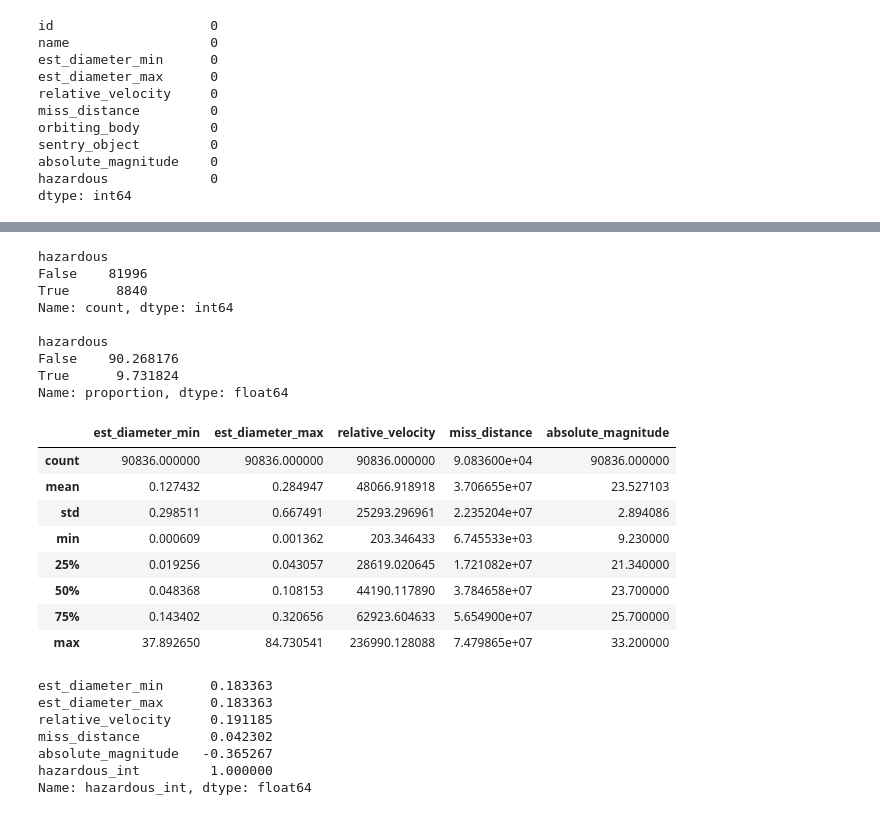
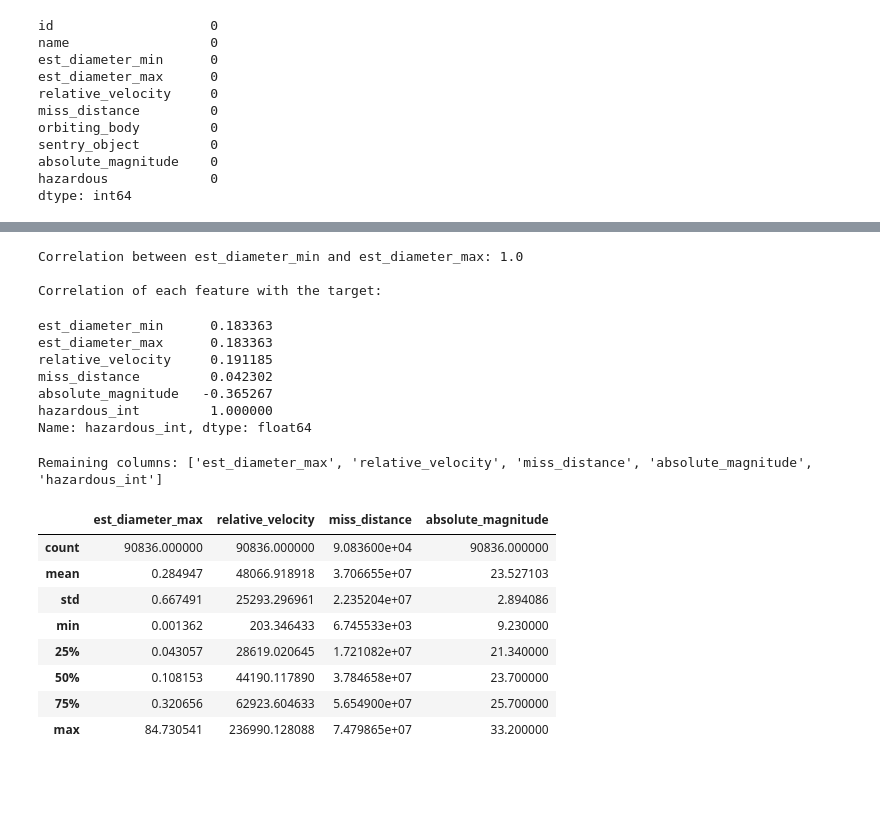
Before and after one commit to Funckin/ML_Project, a Jupyter notebook: notebooks/data_check.ipynb, the cells around one changed output, grey strips where cells are left out. Cells and saved outputs as stored; diff of their text form; code cells hidden in the pictures; blank space fills up the shorter version.

```diff
--- a/notebooks/data_check.ipynb
+++ b/notebooks/data_check.ipynb
@@ -52,42 +61,44 @@ Remaining columns: ['est_diameter_min', 'est_diameter_max', 'relative_velocity',
-# %%
-""" Checking "ratio" between hazardous and non-hazardous"""
-print(df["hazardous"].value_counts())   # Count how many times distinct value appears
-print()
-print(df["hazardous"].value_counts(normalize=True) * 100)
-# %% [output]
-hazardous
-False    81996
-True      8840
-Name: count, dtype: int64
-
-hazardous
-False    90.268176
-True      9.731824
-Name: proportion, dtype: float64
-# %%
-""" Summar statistics """
-numeric_cols = ["est_diameter_min", "est_diameter_max",
-                 "relative_velocity", "miss_distance", "absolute_magnitude"]
-df[numeric_cols].describe()     # Summary of statistics
-# %% [output]
-|  | est_diameter_min | est_diameter_max | relative_velocity | miss_distance | absolute_magnitude |
-| count | 90836.000000 | 90836.000000 | 90836.000000 | 9.083600e+04 | 90836.000000 |
-| mean | 0.127432 | 0.284947 | 48066.918918 | 3.706655e+07 | 23.527103 |
-| std | 0.298511 | 0.667491 | 25293.296961 | 2.235204e+07 | 2.894086 |
-| min | 0.000609 | 0.001362 | 203.346433 | 6.745533e+03 | 9.230000 |
-| 25% | 0.019256 | 0.043057 | 28619.020645 | 1.721082e+07 | 21.340000 |
-| 50% | 0.048368 | 0.108153 | 44190.117890 | 3.784658e+07 | 23.700000 |
-| 75% | 0.143402 | 0.320656 | 62923.604633 | 5.654900e+07 | 25.700000 |
-| max | 37.892650 | 84.730541 | 236990.128088 | 7.479865e+07 | 33.200000 |
 # %%
 """ Correlation """
-df["hazardous_int"] = df["hazardous"].astype(int)   # Bool -> int
-df[numeric_cols + ["hazardous_int"]].corr()["hazardous_int"]    # Pearson correlation coefficient
+numeric_cols_with_min =  ["est_diameter_min", "est_diameter_max",
+                        "relative_velocity", "miss_distance", "absolute_magnitude"]
+
+print("Correlation between est_diameter_min and est_diameter_max:",
+      df["est_diameter_min"].corr(df["est_diameter_max"]))
+
+print()
+print("Correlation of each feature with the target:")
+df[numeric_cols_with_min + ["hazardous_int"]].corr()["hazardous_int"]    # Pearsons correlation coefficient
 # %% [output]
-est_diameter_min      0.183363
-est_diameter_max      0.183363
-relative_velocity     0.191185
-miss_distance         0.042302
-absolute_magnitude   -0.365267
-hazardous_int         1.000000
-Name: hazardous_int, dtype: float64
+Correlation between est_diameter_min and est_diameter_max: 1.0
+
+Correlation of each feature with the target:
+est_diameter_min      0.183363
+est_diameter_max      0.183363
+relative_velocity     0.191185
+miss_distance         0.042302
+absolute_magnitude   -0.365267
+hazardous_int         1.000000
+Name: hazardous_int, dtype: float64
+# %%
+""" Drop est_diameter_min because of correlation with est_diameter_max"""
+
+df = df.drop(columns=["est_diameter_min"])
+
+numeric_cols = ["est_diameter_max", "relative_velocity", "miss_distance", "absolute_magnitude"]
+print("Remaining columns:", list(df.columns))
+# %% [output]
+Remaining columns: ['est_diameter_max', 'relative_velocity', 'miss_distance', 'absolute_magnitude', 'hazardous_int']
+# %%
+""" Summary of statistics"""
+df[numeric_cols].describe()
+# %% [output]
+|  | est_diameter_max | relative_velocity | miss_distance | absolute_magnitude |
+| count | 90836.000000 | 90836.000000 | 9.083600e+04 | 90836.000000 |
+| mean | 0.284947 | 48066.918918 | 3.706655e+07 | 23.527103 |
+| std | 0.667491 | 25293.296961 | 2.235204e+07 | 2.894086 |
+| min | 0.001362 | 203.346433 | 6.745533e+03 | 9.230000 |
+| 25% | 0.043057 | 28619.020645 | 1.721082e+07 | 21.340000 |
+| 50% | 0.108153 | 44190.117890 | 3.784658e+07 | 23.700000 |
+| 75% | 0.320656 | 62923.604633 | 5.654900e+07 | 25.700000 |
+| max | 84.730541 | 236990.128088 | 7.479865e+07 | 33.200000 |
```
Also changed, not shown: parts of 5 cells of this notebook, 2 other files.
